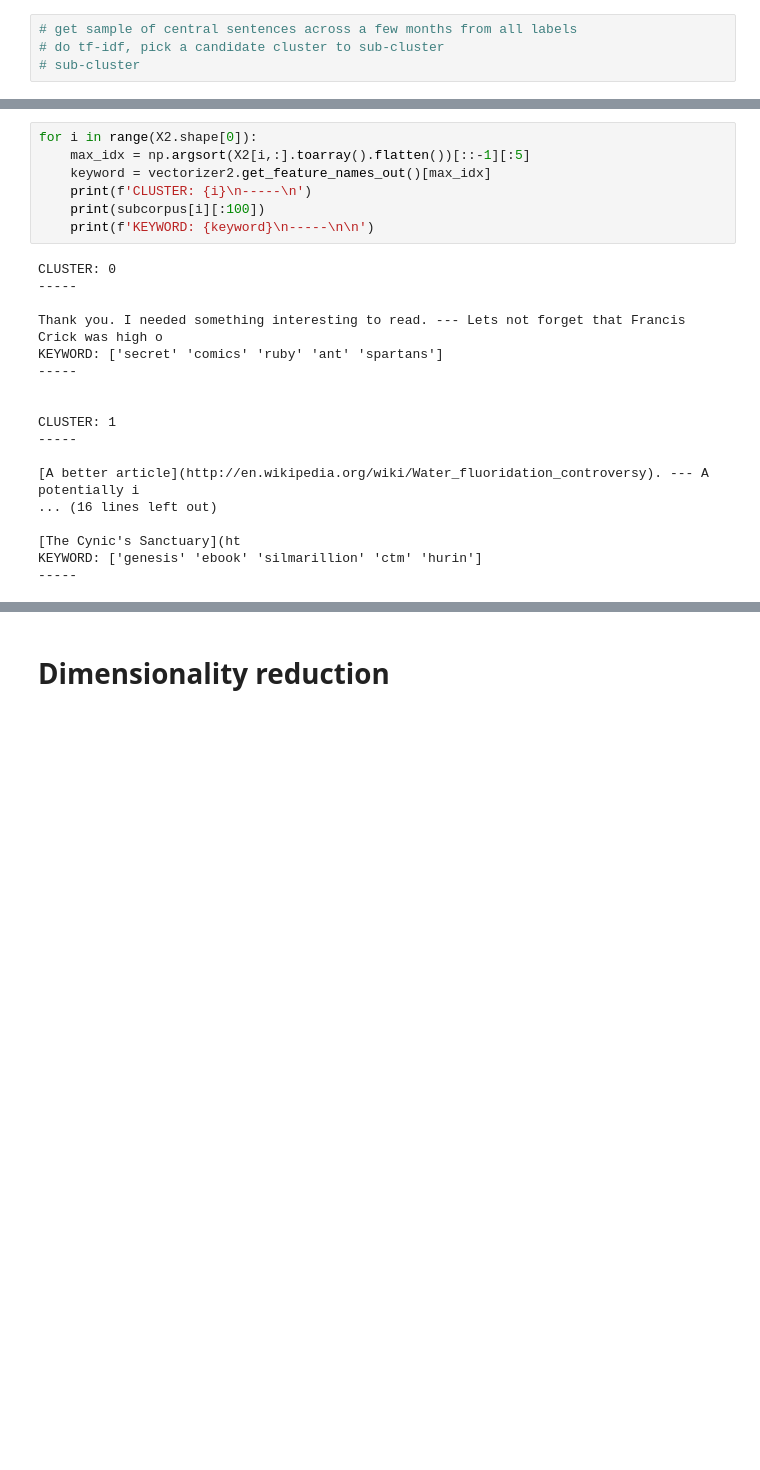
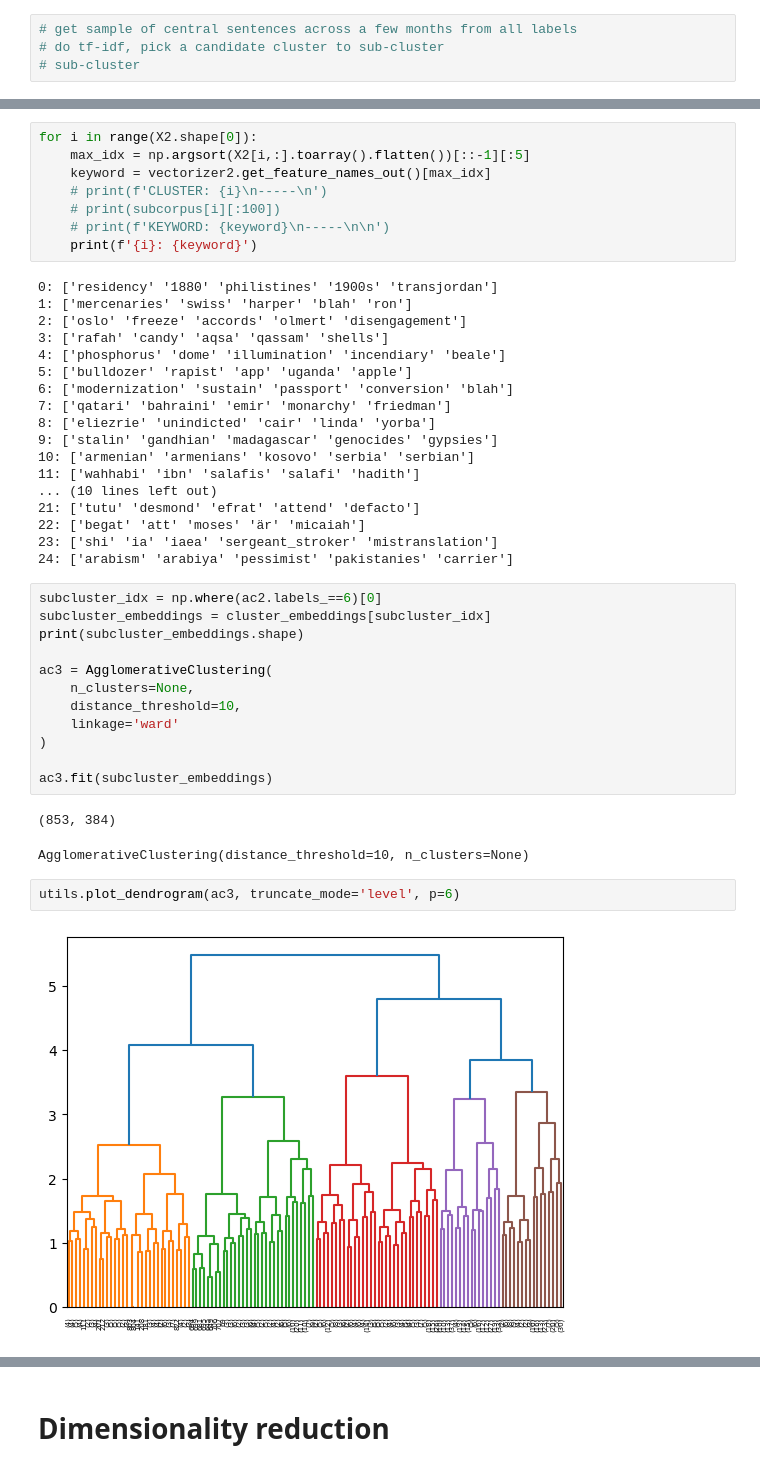
Before and after one commit to stmorse/reddit, a Jupyter notebook: analysis/sandbox1_base.ipynb, the cells around one changed output, grey strips where cells are left out. Drawn from its saved outputs; the diff is of its cells as text; blank space fills up the shorter version.

```diff
--- a/analysis/sandbox1.ipynb
+++ b/analysis/sandbox1_base.ipynb
@@ -421,24 +422,44 @@ Compute tf-idf...
 for i in range(X2.shape[0]):
     max_idx = np.argsort(X2[i,:].toarray().flatten())[::-1][:5]
     keyword = vectorizer2.get_feature_names_out()[max_idx]
-    print(f'CLUSTER: {i}\n-----\n')
-    print(subcorpus[i][:100])
-    print(f'KEYWORD: {keyword}\n-----\n\n')
+    # print(f'CLUSTER: {i}\n-----\n')
+    # print(subcorpus[i][:100])
+    # print(f'KEYWORD: {keyword}\n-----\n\n')
+    print(f'{i}: {keyword}')
 # %% [output]
-CLUSTER: 0
------
-
-Thank you. I needed something interesting to read. --- Lets not forget that Francis Crick was high o
-KEYWORD: ['secret' 'comics' 'ruby' 'ant' 'spartans']
------
-
-
-CLUSTER: 1
------
-
-[A better article](http://en.wikipedia.org/wiki/Water_fluoridation_controversy). --- A potentially i
-... (16 lines left out)
-
-[The Cynic's Sanctuary](ht
-KEYWORD: ['genesis' 'ebook' 'silmarillion' 'ctm' 'hurin']
------
+0: ['residency' '1880' 'philistines' '1900s' 'transjordan']
+1: ['mercenaries' 'swiss' 'harper' 'blah' 'ron']
+2: ['oslo' 'freeze' 'accords' 'olmert' 'disengagement']
+3: ['rafah' 'candy' 'aqsa' 'qassam' 'shells']
+4: ['phosphorus' 'dome' 'illumination' 'incendiary' 'beale']
+5: ['bulldozer' 'rapist' 'app' 'uganda' 'apple']
+6: ['modernization' 'sustain' 'passport' 'conversion' 'blah']
+7: ['qatari' 'bahraini' 'emir' 'monarchy' 'friedman']
+8: ['eliezrie' 'unindicted' 'cair' 'linda' 'yorba']
+9: ['stalin' 'gandhian' 'madagascar' 'genocides' 'gypsies']
+10: ['armenian' 'armenians' 'kosovo' 'serbia' 'serbian']
+11: ['wahhabi' 'ibn' 'salafis' 'salafi' 'hadith']
+... (10 lines left out)
+21: ['tutu' 'desmond' 'efrat' 'attend' 'defacto']
+22: ['begat' 'att' 'moses' 'är' 'micaiah']
+23: ['shi' 'ia' 'iaea' 'sergeant_stroker' 'mistranslation']
+24: ['arabism' 'arabiya' 'pessimist' 'pakistanies' 'carrier']
+# %%
+subcluster_idx = np.where(ac2.labels_==6)[0]
+subcluster_embeddings = cluster_embeddings[subcluster_idx]
+print(subcluster_embeddings.shape)
+
+ac3 = AgglomerativeClustering(
+    n_clusters=None,
+    distance_threshold=10,
+    linkage='ward'
+)
+
+ac3.fit(subcluster_embeddings)
+# %% [output]
+(853, 384)
+AgglomerativeClustering(distance_threshold=10, n_clusters=None)
+# %%
+utils.plot_dendrogram(ac3, truncate_mode='level', p=6)
+# %% [output]
+[figure, added]
```
Also changed, not shown: parts of 11 cells of this notebook, 6 other files.
